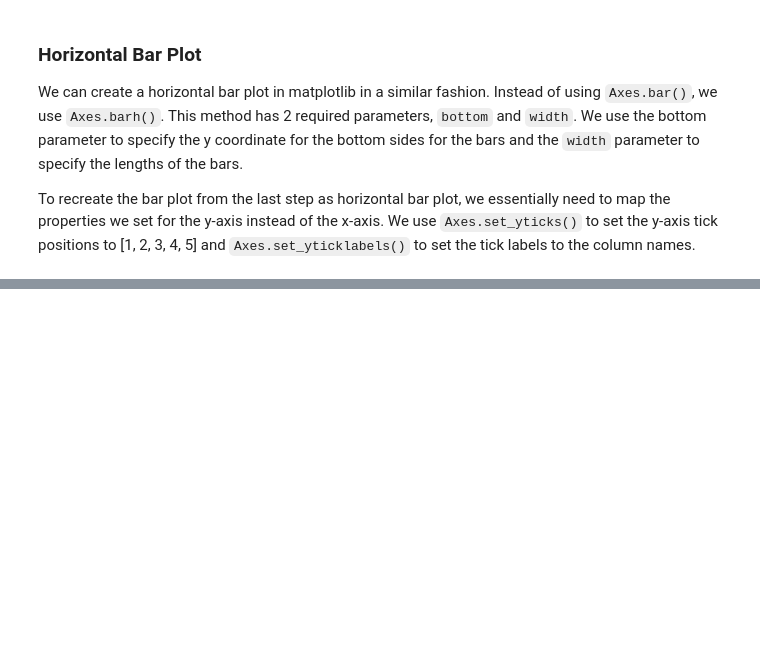
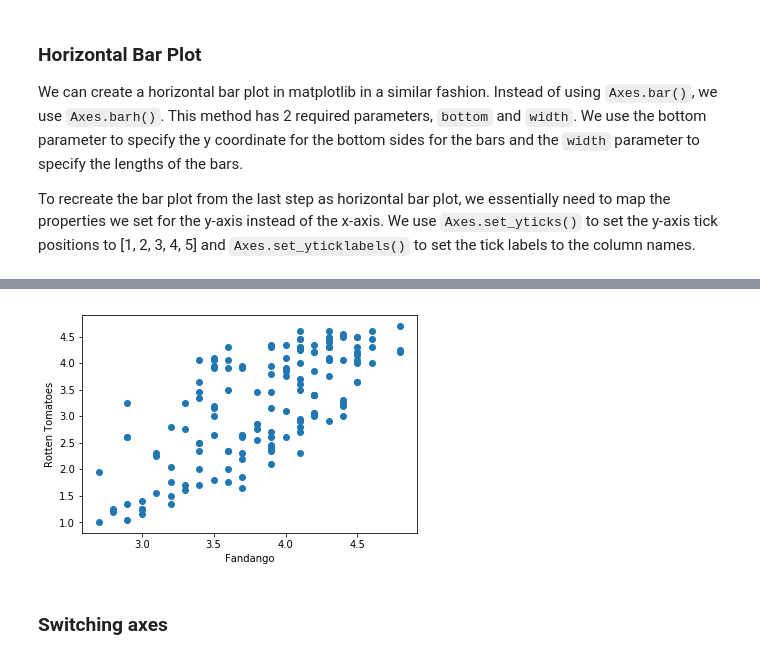
Before and after one commit to txkhaund/Dataquest_DS_path, a Jupyter notebook: Missions/2. Data Analysis and Visualization/2. Exploratory Data Visualization/3. Bar Plots And Scatter Plots.ipynb, the cells around one changed output, grey strips where cells are left out. Cells and saved outputs as stored; diff of their text form; code cells hidden in the pictures; blank space fills up the shorter version.

```diff
--- a/Missions/2. Data Analysis and Visualization/2. Exploratory Data Visualization/3. Bar Plots And Scatter Plots.ipynb
+++ b/Missions/2. Data Analysis and Visualization/2. Exploratory Data Visualization/3. Bar Plots And Scatter Plots.ipynb
@@ -122,0 +135,11 @@ plt.show()
+# %%
+fig, ax = plt.subplots()
+
+ax.scatter(norm_reviews["Fandango_Ratingvalue"], norm_reviews["RT_user_norm"])
+ax.set_xlabel('Fandango')
+ax.set_ylabel('Rotten Tomatoes')
+plt.show()
+# %% [output]
+[figure, added]
+# %% [markdown]
+### Switching axes
```
Also changed, not shown: parts of 3 cells of this notebook.
